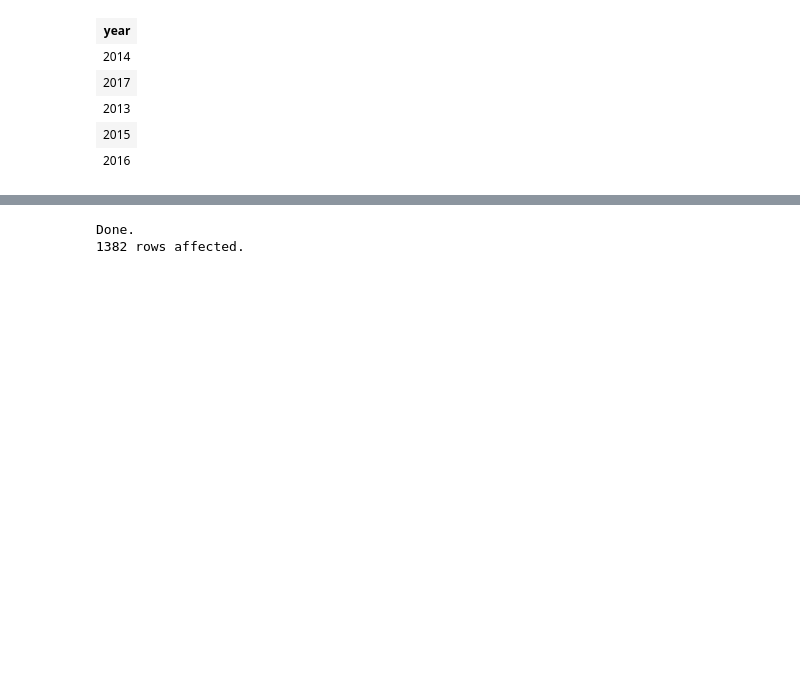
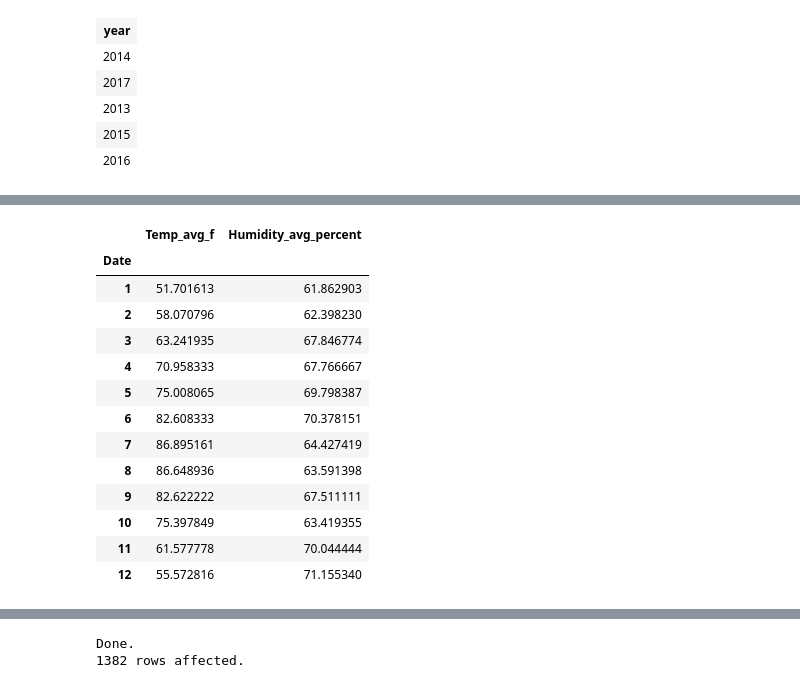
Before and after one commit to linleiwen/project4, a Jupyter notebook: final_project_2.ipynb, the cells around one changed output, grey strips where cells are left out. Cells and saved outputs as stored; diff of their text form; code cells hidden in the pictures; blank space fills up the shorter version.

```diff
--- a/final_project_2.ipynb
+++ b/final_project_2.ipynb
@@ -113,0 +122,25 @@ pyo.iplot(fig)
+# %%
+weather.Date = pd.to_datetime(weather.Date)+MonthEnd()
+# %%
+weather.Date = weather.Date.apply(lambda x:x.month)
+# %%
+weather.Humidity_avg_percent =pd.to_numeric(weather.Humidity_avg_percent,errors = "coerce")
+# %%
+weather = weather.groupby("Date").mean()
+# %%
+weather
+# %% [output]
+|  | Temp_avg_f | Humidity_avg_percent |
+| Date |  |  |
+| 1 | 51.701613 | 61.862903 |
+| 2 | 58.070796 | 62.398230 |
+| 3 | 63.241935 | 67.846774 |
+| 4 | 70.958333 | 67.766667 |
+| 5 | 75.008065 | 69.798387 |
+| 6 | 82.608333 | 70.378151 |
+| 7 | 86.895161 | 64.427419 |
+| 8 | 86.648936 | 63.591398 |
+| 9 | 82.622222 | 67.511111 |
+| 10 | 75.397849 | 63.419355 |
+| 11 | 61.577778 | 70.044444 |
+| 12 | 55.572816 | 71.155340 |
```
Also changed, not shown: parts of 21 cells of this notebook.
